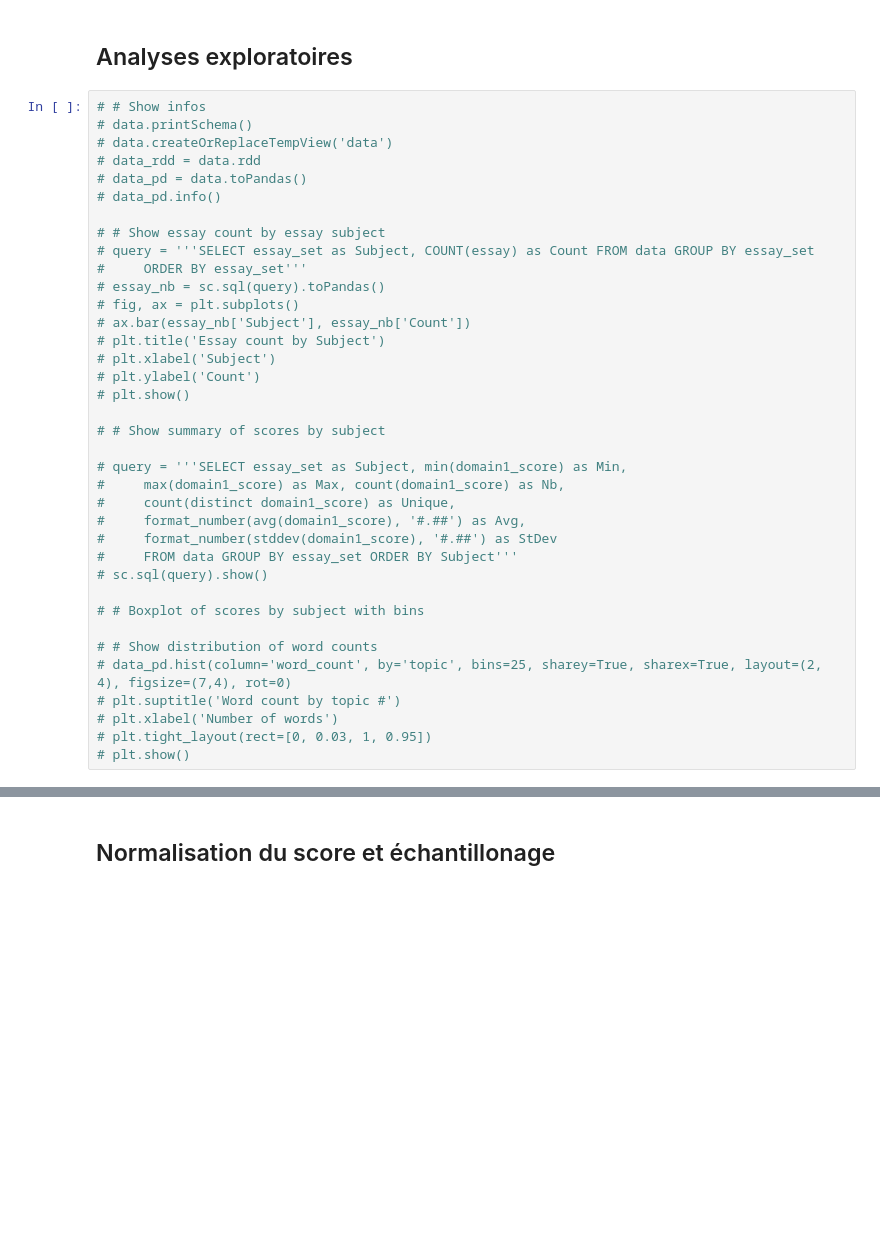
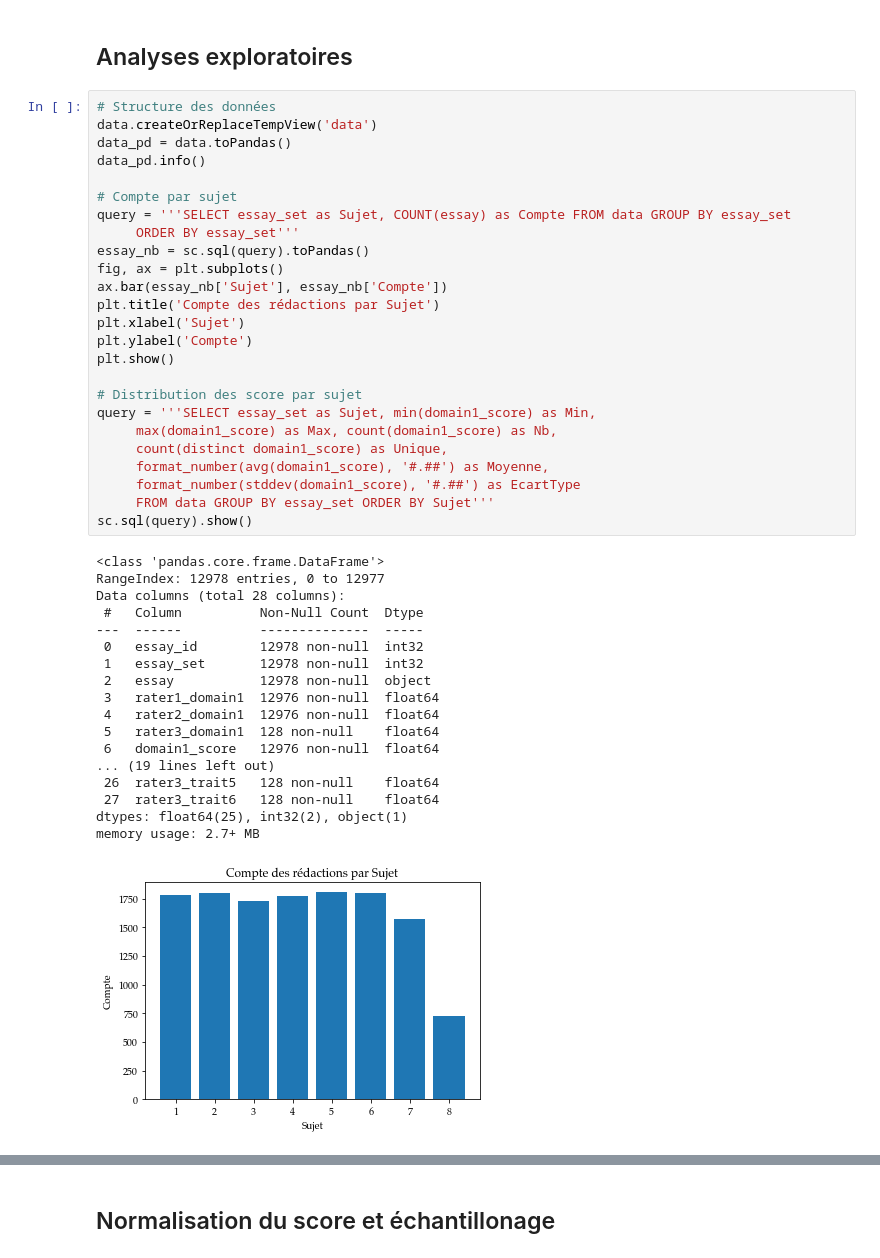
Before and after one commit to bemayer/Automated-Essay-Scoring, a Jupyter notebook: Main.ipynb, the cells around one changed output, grey strips where cells are left out. Drawn from its saved outputs; the diff is of its cells as text; blank space fills up the shorter version.

Commit message:
Add: visualization Add: multicolinearity check Add: html and pdf files

```diff
--- a/Main.ipynb
+++ b/Main.ipynb
@@ -60,39 +69,46 @@ Using TensorFlow backend.
 # %% [markdown]
 ## Analyses exploratoires
 # %%
-# # Show infos
-# data.printSchema()
-# data.createOrReplaceTempView('data')
-# data_rdd = data.rdd
-# data_pd = data.toPandas()
-# data_pd.info()
+# Structure des données
+data.createOrReplaceTempView('data')
+data_pd = data.toPandas()
+data_pd.info()
 
-# # Show essay count by essay subject
-# query = '''SELECT essay_set as Subject, COUNT(essay) as Count FROM data GROUP BY essay_set
-#     ORDER BY essay_set'''
-# essay_nb = sc.sql(query).toPandas()
-# fig, ax = plt.subplots()
-# ax.bar(essay_nb['Subject'], essay_nb['Count'])
-# plt.title('Essay count by Subject')
-# plt.xlabel('Subject')
-# plt.ylabel('Count')
-# plt.show()
+# Compte par sujet
+query = '''SELECT essay_set as Sujet, COUNT(essay) as Compte FROM data GROUP BY essay_set
+     ORDER BY essay_set'''
+essay_nb = sc.sql(query).toPandas()
+fig, ax = plt.subplots()
+ax.bar(essay_nb['Sujet'], essay_nb['Compte'])
+plt.title('Compte des rédactions par Sujet')
+plt.xlabel('Sujet')
+plt.ylabel('Compte')
+plt.show()
 
-# # Show summary of scores by subject
-
-# query = '''SELECT essay_set as Subject, min(domain1_score) as Min,
-#     max(domain1_score) as Max, count(domain1_score) as Nb,
-#     count(distinct domain1_score) as Unique,
-#     format_number(avg(domain1_score), '#.##') as Avg,
-#     format_number(stddev(domain1_score), '#.##') as StDev
-#     FROM data GROUP BY essay_set ORDER BY Subject'''
-# sc.sql(query).show()
-
-# # Boxplot of scores by subject with bins
-
-# # Show distribution of word counts
-# data_pd.hist(column='word_count', by='topic', bins=25, sharey=True, sharex=True, layout=(2, 4), figsize=(7,4), rot=0)
-# plt.suptitle('Word count by topic #')
-# plt.xlabel('Number of words')
-# plt.tight_layout(rect=[0, 0.03, 1, 0.95])
-# plt.show()
+# Distribution des score par sujet
+query = '''SELECT essay_set as Sujet, min(domain1_score) as Min,
+     max(domain1_score) as Max, count(domain1_score) as Nb,
+     count(distinct domain1_score) as Unique,
+     format_number(avg(domain1_score), '#.##') as Moyenne,
+     format_number(stddev(domain1_score), '#.##') as EcartType
+     FROM data GROUP BY essay_set ORDER BY Sujet'''
+sc.sql(query).show()
+# %% [output]
+<class 'pandas.core.frame.DataFrame'>
+RangeIndex: 12978 entries, 0 to 12977
+Data columns (total 28 columns):
+ #   Column          Non-Null Count  Dtype
+---  ------          --------------  -----
+ 0   essay_id        12978 non-null  int32
+ 1   essay_set       12978 non-null  int32
+ 2   essay           12978 non-null  object
+ 3   rater1_domain1  12976 non-null  float64
+ 4   rater2_domain1  12976 non-null  float64
+ 5   rater3_domain1  128 non-null    float64
+ 6   domain1_score   12976 non-null  float64
+... (19 lines left out)
+ 26  rater3_trait5   128 non-null    float64
+ 27  rater3_trait6   128 non-null    float64
+dtypes: float64(25), int32(2), object(1)
+memory usage: 2.7+ MB
+[figure, added]
```
Also changed, not shown: parts of 31 cells of this notebook, 30 other files.
